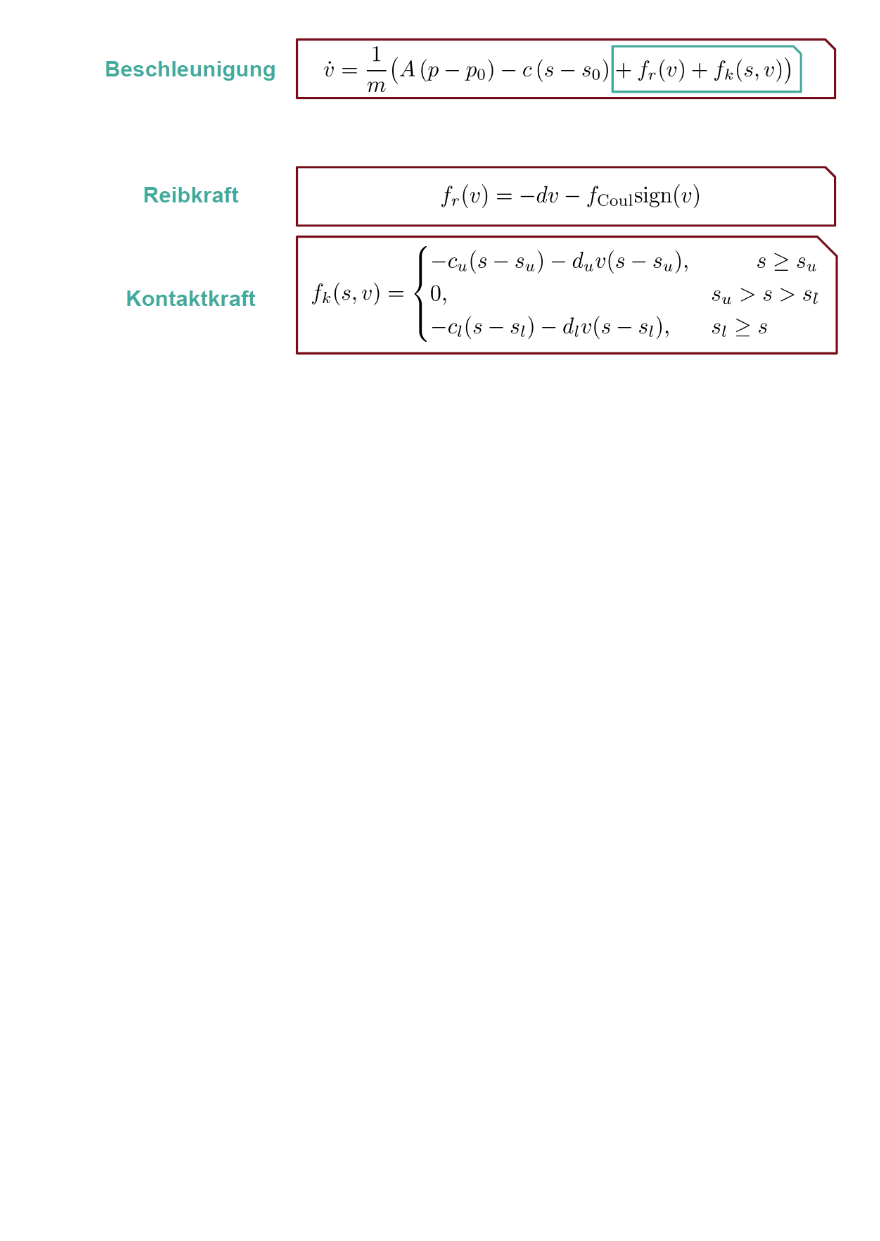
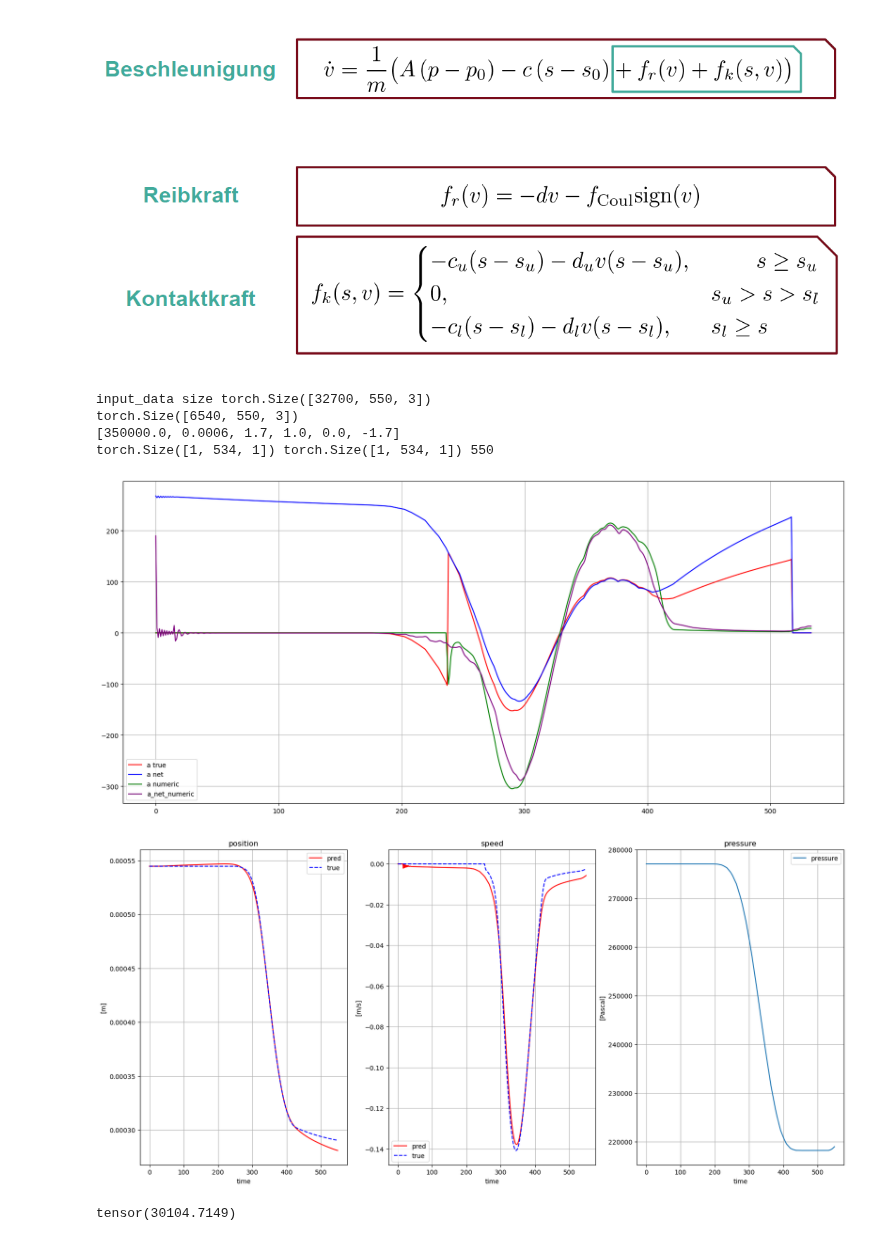
Before and after one commit to Gandalf3141/ventil_lstm, a Jupyter notebook: internal testing _OR_LSTM.ipynb, the cells around one changed output. Saved outputs shown, nothing was run; the diff lists cells and outputs as text; code cells hidden in the pictures; blank space fills up the shorter version.

```diff
--- a/internal testing _OR_LSTM.ipynb
+++ b/internal testing _OR_LSTM.ipynb
@@ -280,9 +279,8 @@ print(f"TRAINING FINISHED: Average error over full trajectories: testing data :
 # Load the model and test it on the test data
 path = "working_networks\OR_lstm_16_8_3_best.pth"
 
-
-params =                      {
-                          "experiment_number" : 2,
+params =                   {
+                           "experiment_number" : 2,
                            "window_size" : 16,
                            "h_size" : 8,
                            "l_num" : 3,
@@ -299,7 +297,7 @@ params =                      {
                            }
 
 
-input_data, PSW_max = get_data(path = "Testruns_from_trajectory_generator_t2_t6_revised.csv",
+input_data1, PSW_max = get_data(path = "Testruns_from_trajectory_generator_t2_t6_revised.csv",
                         timesteps_from_data=0,
                         skip_steps_start = 0,
                         skip_steps_end = 0,
@@ -326,46 +324,44 @@ input_data3, PSW_max = get_data(path = "Testruns_from_trajectory_generator_200.c
                         rescale_p=False,
                         num_inits=params["part_of_data"])
 
-input_data = input_data# torch.cat((input_data, input_data2, input_data3))
+input_data = torch.cat((input_data, input_data2, input_data3))
 
 #input_data = torch.cat((input_data, input_data2, input_data3))
 
 #np.random.seed(1234)
 
 print("input_data size", input_data.size())
 num_of_inits_train = int(len(input_data)*params["percentage_of_data"])
 train_inits = np.random.choice(np.arange(len(input_data)),num_of_inits_train,replace=False)
 test_inits = np.array([x for x in range(len(input_data)) if x not in train_inits])
 np.random.shuffle(train_inits)
 np.random.shuffle(test_inits)
 test_data = input_data[test_inits,:,:]
 
 # Initialize the LSTM model
 
 model = LSTMmodel(input_size=3, hidden_size=params["h_size"], out_size=2, layers=params["l_num"], window_size=params["window_size"], stepsize=1, rungekutta=False)
 
 model.load_state_dict(torch.load(path, map_location=torch.device(device)))
 
 train_data = input_data[train_inits,:,:]
 # %matplotlib qt
 # %matplotlib inline #
 print(test_data.size())
 print(PSW_max)
 
-neg_pos_list = []
-pos_list = []
-for i in range(test_data.size(dim=0)):
-    if test_data[i,0,1] < 0:
-        neg_pos_list.append(i)
-    else:
-        pos_list.append(i)
 
-print(neg_pos_list)
-test_data1 = test_data[neg_pos_list,:,:]
-test_data2 = test_data[pos_list,:,:]
-
-test_loss, test_loss_deriv, total_loss = test(test_data, model, model_type = "or_lstm", window_size=params["window_size"], display_plots=True, num_of_inits = 5, set_rand_seed=False, physics_rescaling = PSW_max)
+test_loss, test_loss_deriv, total_loss, physloss = test(input_data1, model, model_type = "or_lstm", window_size=params["window_size"],
+                                                         display_plots=True, num_of_inits = 5, set_rand_seed=False, physics_rescaling = PSW_max)
 #test_loss, test_loss_deriv, total_loss = test(train_data, model, steps=input_data.size(dim=1), ws=params["window_size"], plot_opt=True , n = 1,  test_inits=len(test_data), rand=False, PSW_max=0)
-print(total_loss)
+print(physloss)
 
 #[350000.0, 0.0006, 1.7, 0.0, 0.0, -1.7]
+# %% [output]
+input_data size torch.Size([32700, 550, 3])
+torch.Size([6540, 550, 3])
+[350000.0, 0.0006, 1.7, 1.0, 0.0, -1.7]
+torch.Size([1, 534, 1]) torch.Size([1, 534, 1]) 550
+[figure, added]
+[figure, added]
+tensor(30104.7149)
```
Also changed, not shown: parts of 7 cells of this notebook, 1 other file.
